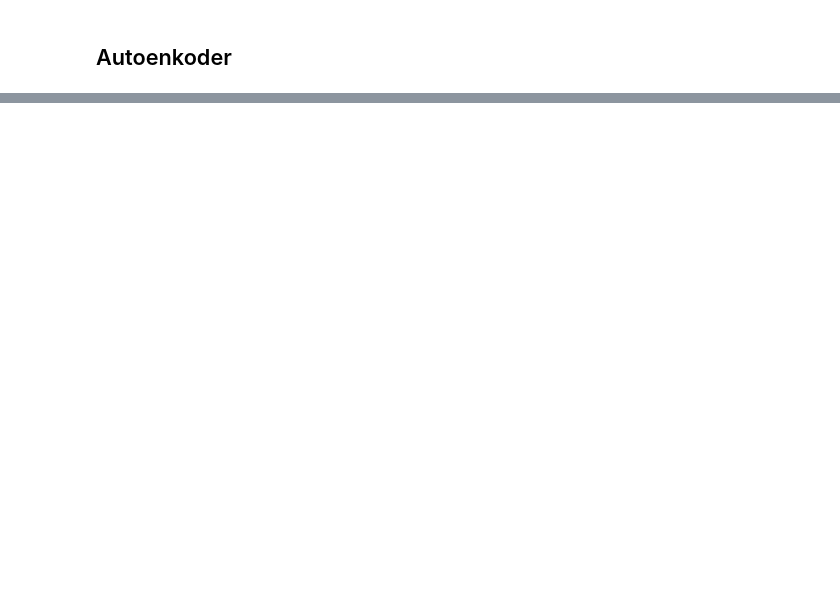
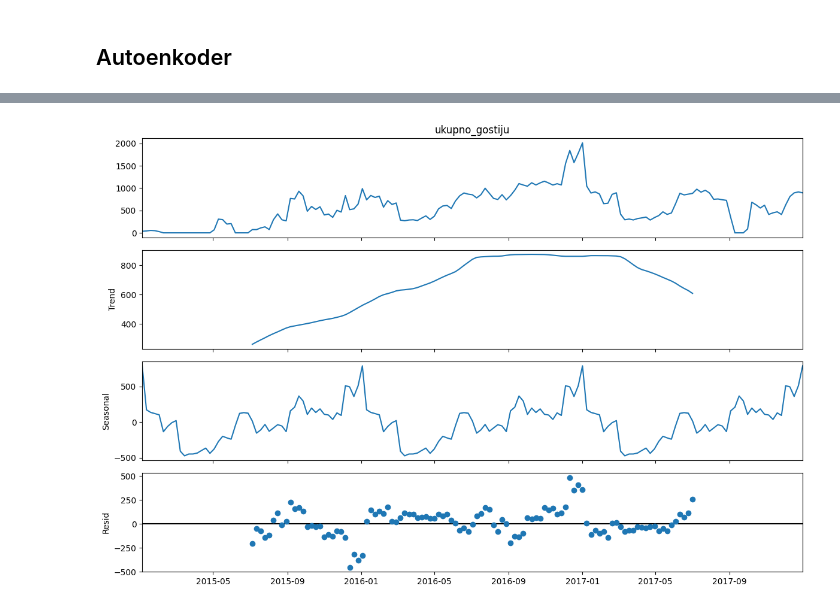
Before and after one commit to MarkoHaralovic/Prediction-of-Hotel-Occupancy, a Jupyter notebook: prediction-of-hotel-occupancy/notebooks/anomaly_detection_univariate_ts.ipynb, the cells around one changed output, grey strips where cells are left out. Saved outputs shown, nothing was run; the diff lists cells and outputs as text; code cells hidden in the pictures; blank space fills up the shorter version.

```diff
--- a/prediction-of-hotel-occupancy/notebooks/anomaly_detection_univariate_ts.ipynb
+++ b/prediction-of-hotel-occupancy/notebooks/anomaly_detection_univariate_ts.ipynb
@@ -360,0 +247,20 @@ ModuleNotFoundError: No module named 'tensorflow'
+# %%
+# dokumentacija : https://www.statsmodels.org/stable/_modules/statsmodels/tsa/seasonal.html#seasonal_decompose
+def compute_seasonal_decomposition(dataframe):
+    rcParams['figure.figsize'] = 12, 8
+
+    guests_series = dataframe['ukupno_gostiju']
+
+    decomposed = seasonal_decompose(
+                    x=guests_series,
+                    model="additive",
+                    filt=None,
+                    period=None,
+                    two_sided=True,
+                    extrapolate_trend=0,
+                )
+    decomposed.plot()
+# %%
+compute_seasonal_decomposition(NumberOfGuestsWeeklyCity)
+# %% [output]
+[figure, added]
```
Also changed, not shown: parts of 42 cells of this notebook.
